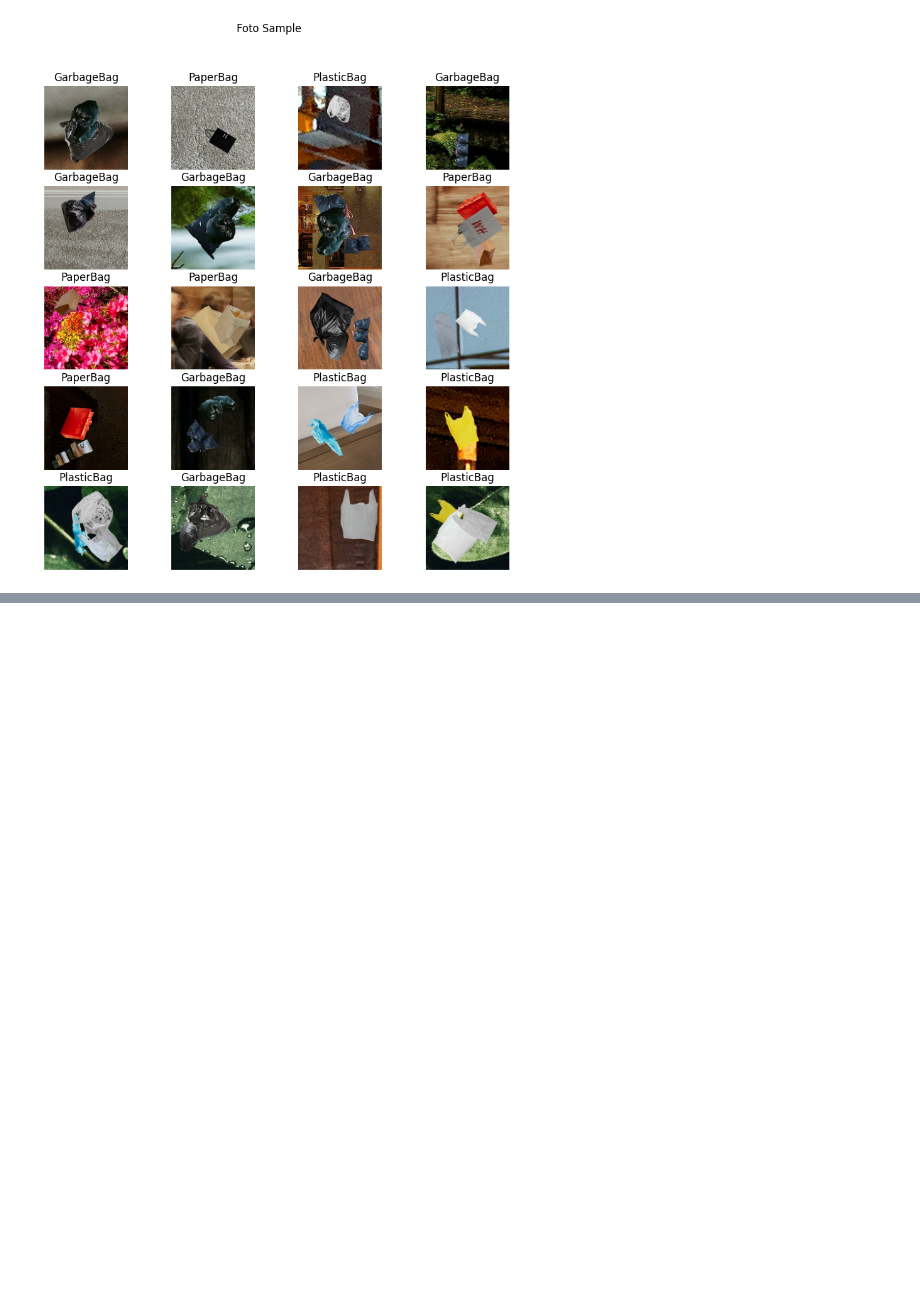
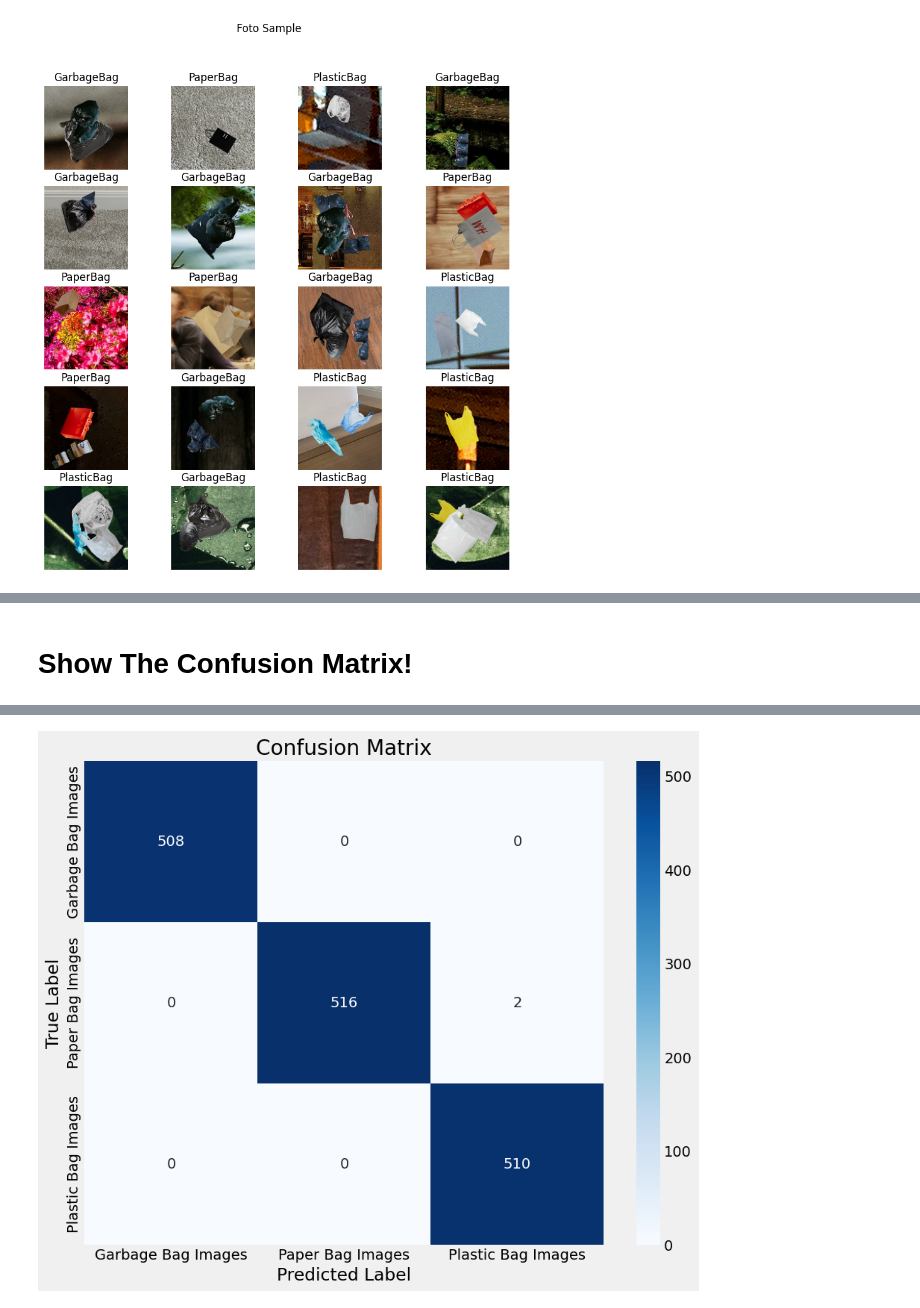
Before and after one commit to DecX-x/Bags-Classification, a Jupyter notebook: main.ipynb, the cells around one changed output, grey strips where cells are left out. Saved outputs shown, nothing was run; the diff lists cells and outputs as text; code cells hidden in the pictures; blank space fills up the shorter version.

```diff
--- a/main.ipynb
+++ b/main.ipynb
@@ -82,0 +320,34 @@ for batch_img, batch_label in dataset.take(1):
+# %% [markdown]
+# Show The Confusion Matrix!
+# %%
+def display_conf_matrix():
+    all_true_labels=[]
+    all_predicted_labels=[]
+    for image_batch, label_batch in test_ds:
+        # Make predictions on the batch
+        predictions = model.predict(image_batch)
+
+        # Convert predictions to class indices
+        predicted_labels = np.argmax(predictions, axis=1)
+
+        # Convert true labels to numpy array
+        true_labels = label_batch.numpy()
+
+        all_true_labels.extend(true_labels)
+        all_predicted_labels.extend(predicted_labels)
+
+    # Convert lists to numpy arrays
+    all_true_labels = np.array(all_true_labels)
+    all_predicted_labels = np.array(all_predicted_labels)
+    conf_matrix = confusion_matrix(all_true_labels, all_predicted_labels)
+
+        # Plot confusion matrix
+    plt.figure(figsize=(10, 8))
+    sns.heatmap(conf_matrix, annot=True, fmt='d', cmap='Blues', xticklabels=dataset.class_names, yticklabels=dataset.class_names)
+    plt.xlabel('Predicted Label')
+    plt.ylabel('True Label')
+    plt.title('Confusion Matrix')
+    plt.show()
+# %%
+display_conf_matrix()
+# %% [output]
@@ -82,0 +371 @@ for batch_img, batch_label in dataset.take(1):
+[figure, added]
```
Also changed, not shown: parts of 24 cells of this notebook.
